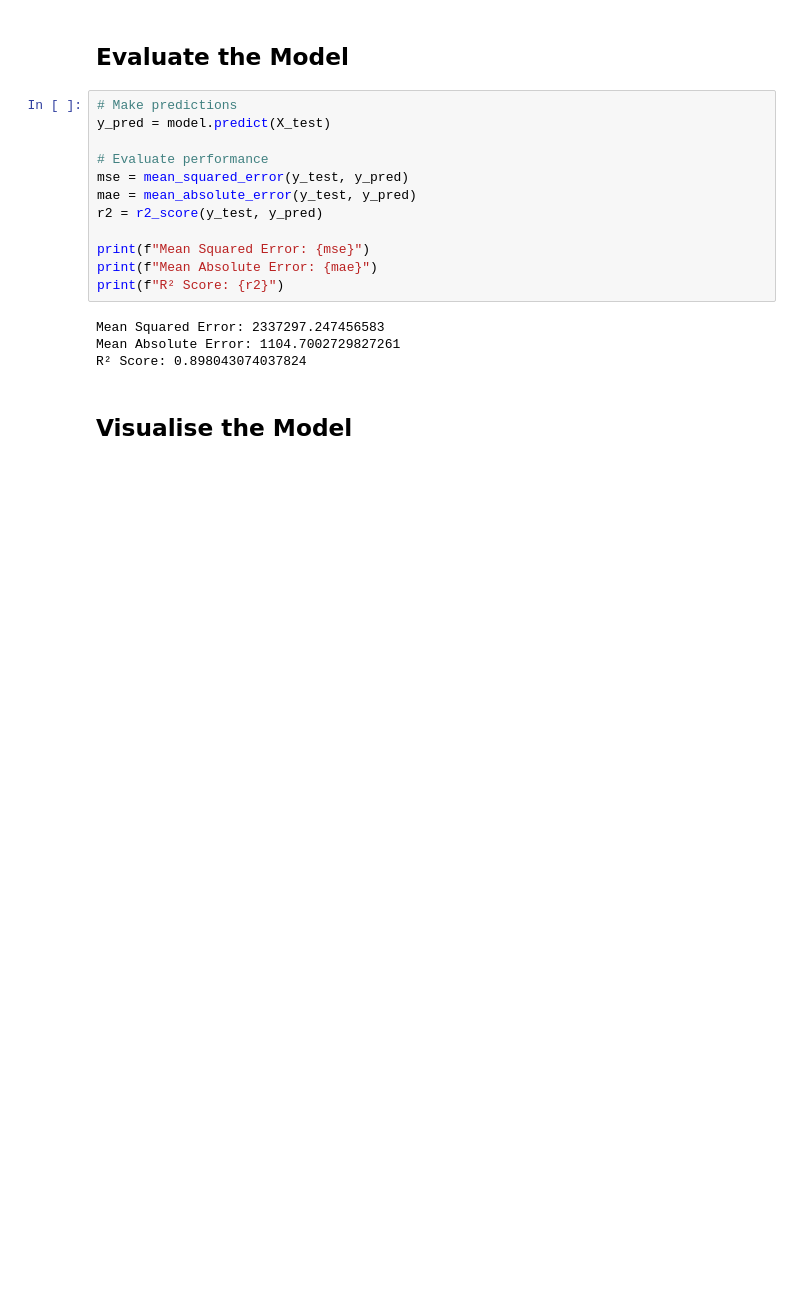
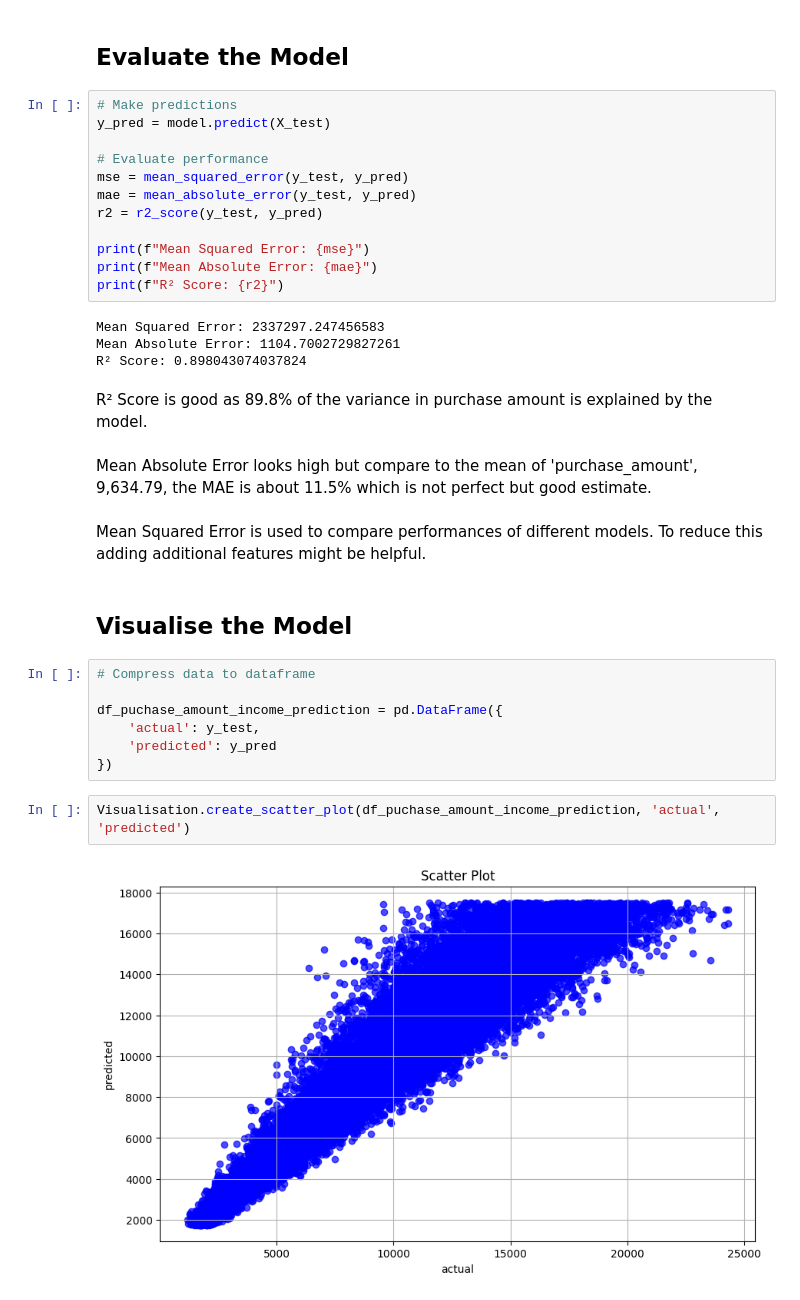
Before and after one commit to BlancJH/Customer-Purchase-Behaviour-Analysis, a Jupyter notebook: notebooks/model_experiments.ipynb, the cells around one changed output. Cells and saved outputs as stored; diff of their text form; blank space fills up the shorter version.

Commit message:
Experiment linear regression model

```diff
--- a/notebooks/model_experiments.ipynb
+++ b/notebooks/model_experiments.ipynb
@@ -61,5 +65,22 @@ print(f"R² Score: {r2}")
 Mean Squared Error: 2337297.247456583
 Mean Absolute Error: 1104.7002729827261
 R² Score: 0.898043074037824
+# %% [markdown]
+R² Score is good as 89.8% of the variance in purchase amount is explained by the model.
+# %% [markdown]
+Mean Absolute Error looks high but compare to the mean of 'purchase_amount', 9,634.79, the MAE is about 11.5% which is not perfect but good estimate.
+# %% [markdown]
+Mean Squared Error is used to compare performances of different models. To reduce this adding additional features might be helpful.
 # %% [markdown]
 ## Visualise the Model
+# %%
+# Compress data to dataframe
+
+df_puchase_amount_income_prediction = pd.DataFrame({
+    'actual': y_test,
+    'predicted': y_pred
+})
+# %%
+Visualisation.create_scatter_plot(df_puchase_amount_income_prediction, 'actual', 'predicted')
+# %% [output]
+[figure, added]
```
Also changed, not shown: parts of 2 cells of this notebook.
